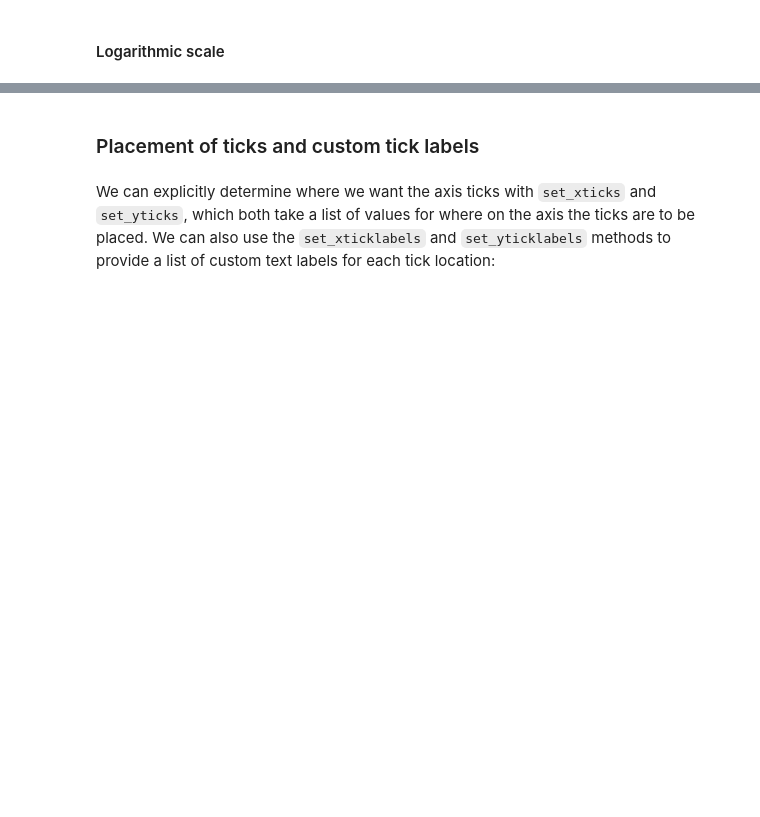
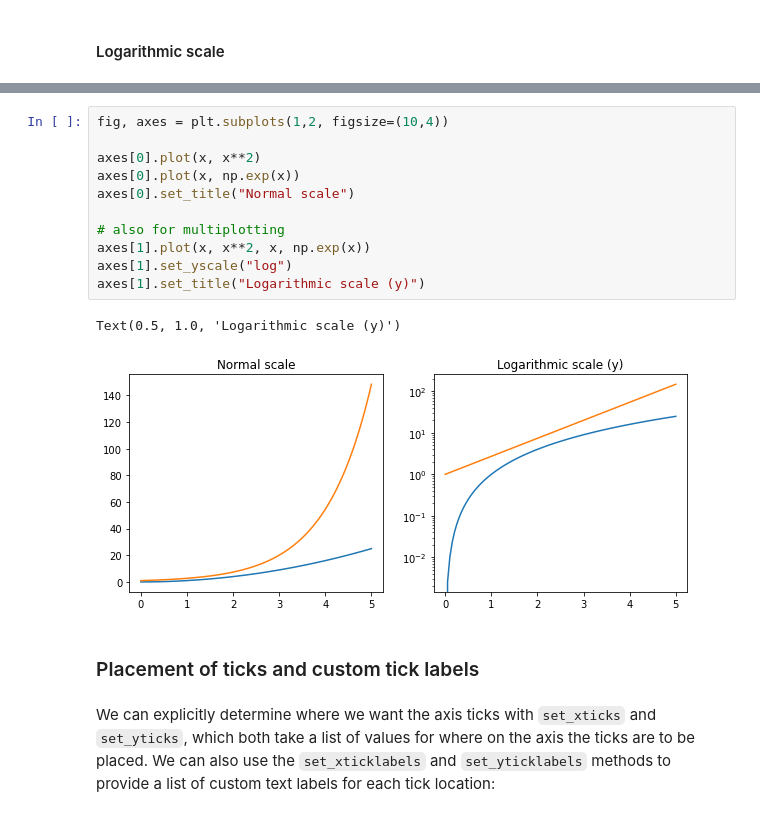
Before and after one commit to ghelanikirtan/Python-for-Machine-Learning, a Jupyter notebook: 4_Matplotlib-Data_Visualization/405_Advanced_Matplotlib_Concepts.ipynb, the cells around one changed output, grey strips where cells are left out. Saved outputs shown, nothing was run; the diff lists cells and outputs as text; blank space fills up the shorter version.

```diff
--- a/4_Matplotlib-Data_Visualization/405_Advanced_Matplotlib_Concepts.ipynb
+++ b/4_Matplotlib-Data_Visualization/405_Advanced_Matplotlib_Concepts.ipynb
@@ -26,3 +79,17 @@ axes[1].set_title("Logarithmic scale (y)");
+# %%
+fig, axes = plt.subplots(1,2, figsize=(10,4))
+
+axes[0].plot(x, x**2)
+axes[0].plot(x, np.exp(x))
+axes[0].set_title("Normal scale")
+
+# also for multiplotting
+axes[1].plot(x, x**2, x, np.exp(x))
+axes[1].set_yscale("log")
+axes[1].set_title("Logarithmic scale (y)")
+# %% [output]
+Text(0.5, 1.0, 'Logarithmic scale (y)')
+[figure, added]
 # %% [markdown]
 ### Placement of ticks and custom tick labels
 # %% [markdown]
```
Also changed, not shown: parts of 29 cells of this notebook.
